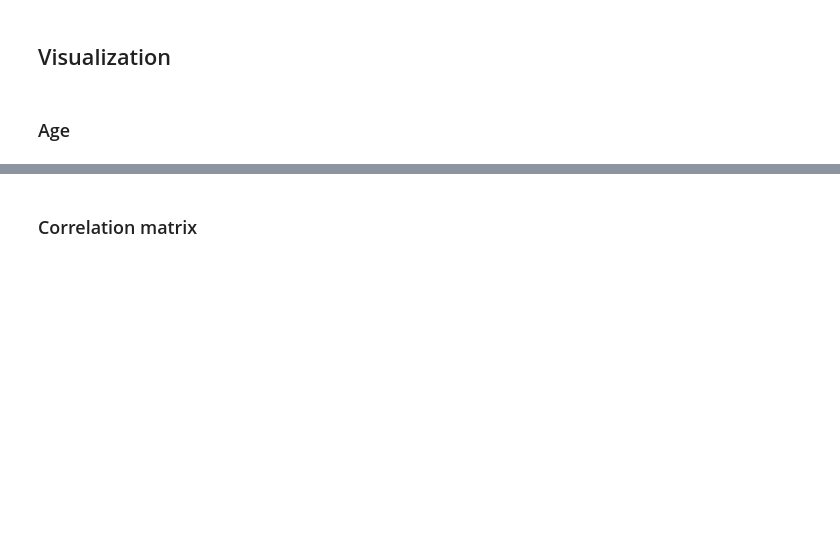
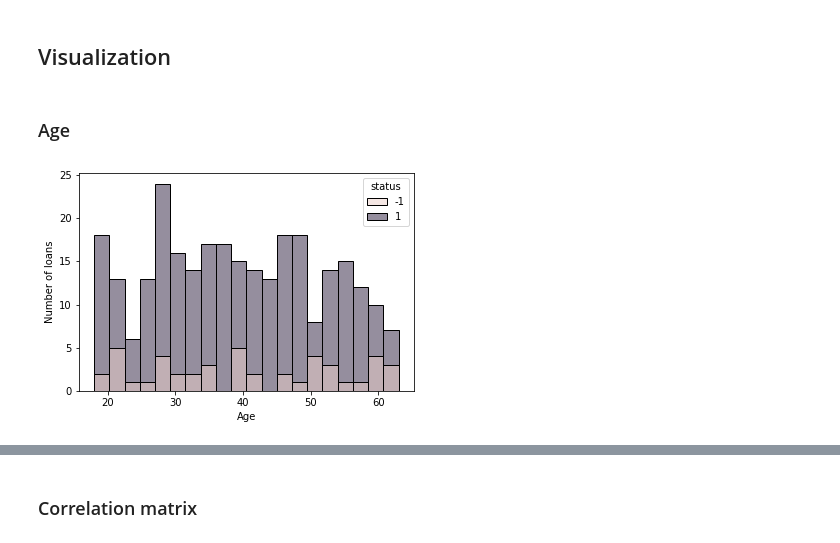
Before and after one commit to Educorreia932/FEUP-AC, a Jupyter notebook: Data Mining Project/notebooks/processing.ipynb, the cells around one changed output, grey strips where cells are left out. Saved outputs shown, nothing was run; the diff lists cells and outputs as text; code cells hidden in the pictures; blank space fills up the shorter version.

```diff
--- a/Data Mining Project/notebooks/processing.ipynb
+++ b/Data Mining Project/notebooks/processing.ipynb
@@ -279,3 +297,11 @@ See the caveats in the documentation: https://pandas.pydata.org/pandas-docs/stab
 ## Visualization
 # %% [markdown]
 ### Age
+# %%
+plt.title("Age distribution by loan request")
+plt.xlabel("Age")
+plt.ylabel("Number of loans")
+
+sb.histplot(data=loan_train_df, x="age", hue="status", bins=20).set(title="");
+# %% [output]
+[figure, added]
```
Also changed, not shown: parts of 10 cells of this notebook, 2 other files.
